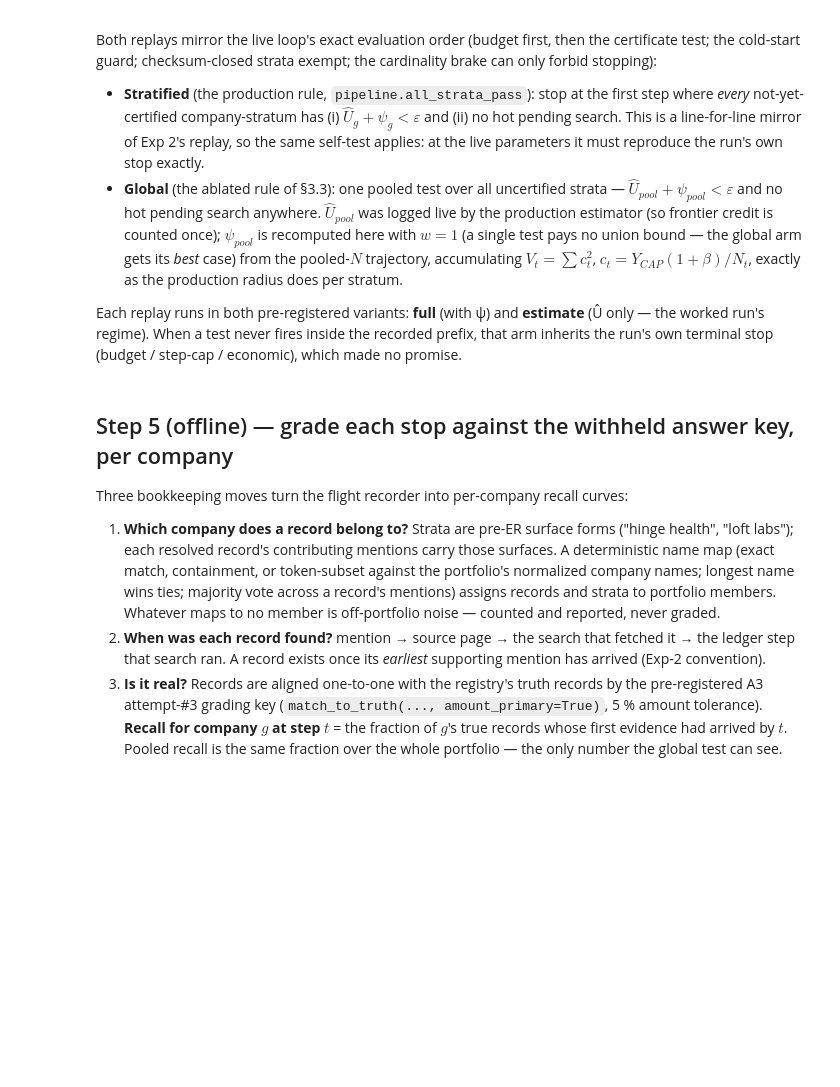
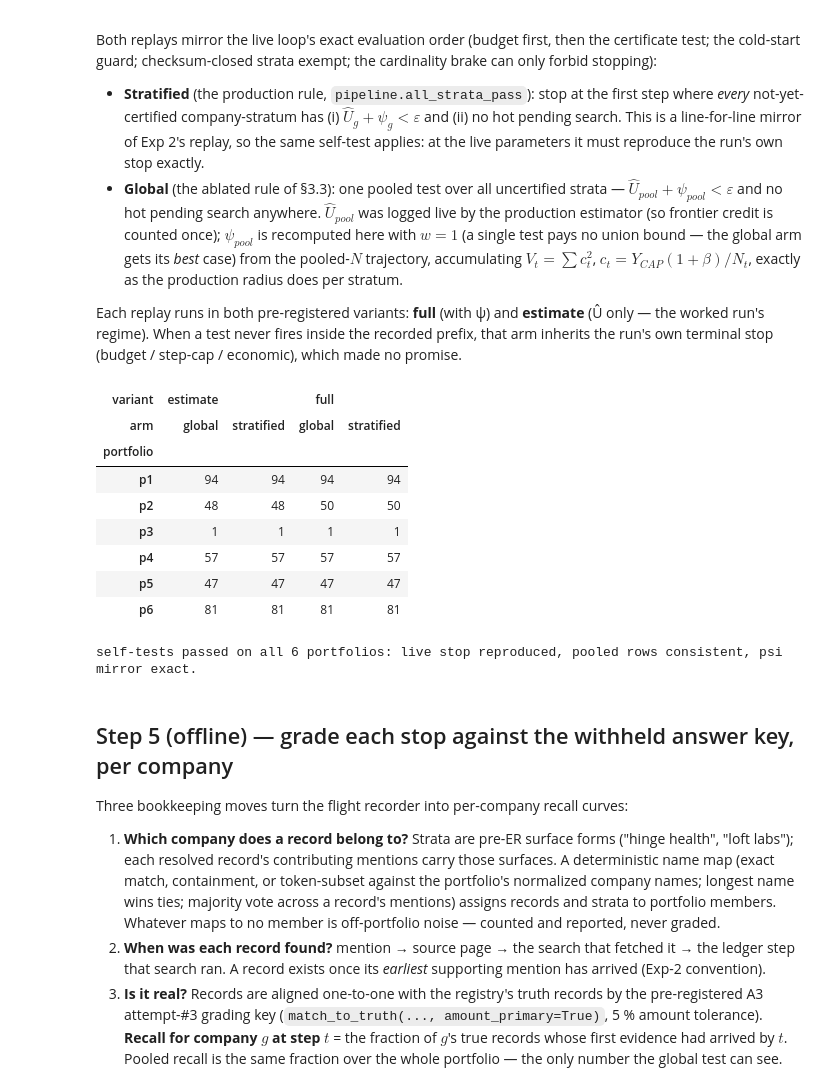
Before and after one commit to ZheWang7/webagg, a Jupyter notebook: notebooks/exp3_stratified_vs_global.ipynb, the cells around one changed output. Drawn from its saved outputs; the diff is of its cells as text; code cells hidden in the pictures; blank space fills up the shorter version.

```diff
--- a/notebooks/exp3_stratified_vs_global.ipynb
+++ b/notebooks/exp3_stratified_vs_global.ipynb
@@ -560,36 +592,49 @@ def replay_global(df, dfg, eps, delta, budget_usd, terminal, with_psi=True):
             return step, "budget"
         c = Y_CAP * (1 + BETA) / max(int(r.N), 1)        # per-occasion bound c_t
         V += c * c                                       # realized V_t (pooled)
         psi = math.sqrt(2 * V * math.log(1 / delta)) if with_psi else 0.0
         if r.n_strata == 0:
             continue                                     # cold-start guard
         if r.n_uncertified == 0:
             return step, "certified"                     # all checksum-closed
         grp = df[df["step"] == step]
-        unc = grp[grp["certified"].isnull()]
+        unc = grp[~grp["certified"]]
         brake = any((row.claimed_count is not None) and (row.N < row.claimed_count)
                     for row in unc.itertuples())         # shared claims machinery
         if (r.Ug + psi < eps) and not bool(hot_by_step.get(step, False)) \
                 and not brake:
             return step, "certified"
     return terminal
 
 stop_rows = []
 for pid in done:
     df, dfg, term = step_logs[pid], glob_logs[pid], actual_stops[pid]
     for variant, wp in [("full", True), ("estimate", False)]:
         s, why = replay_stratified(df, EPS, BUDGET_USD, term, with_psi=wp)
         stop_rows.append(dict(portfolio=pid, arm="stratified", variant=variant,
                               stop_step=s, reason=why))
         s, why = replay_global(df, dfg, EPS, DELTA, BUDGET_USD, term, with_psi=wp)
         stop_rows.append(dict(portfolio=pid, arm="global", variant=variant,
                               stop_step=s, reason=why))
 stops = pd.DataFrame(stop_rows)
 spent_at = {p: glob_logs[p].set_index("step")["spent"] for p in done}
-stops["spent"] = [float(spent_at[r.portfolio].get(r.stop_step, np.nan))
-                  for r in stops.itertuples()]
+def spend_at(pid, t):
+    s = spent_at[pid]
+    s = s[s.index <= t]
+    return float(s.iloc[-1]) if len(s) else np.nan
+stops["spent"] = [spend_at(r.portfolio, r.stop_step) for r in stops.itertuples()]
 stops.pivot_table(index="portfolio", columns=["variant", "arm"],
                   values="stop_step", aggfunc="first").astype("Int64")
+# %% [output]
+| variant | estimate |  | full |  |
+| arm | global | stratified | global | stratified |
+| portfolio |  |  |  |  |
+| p1 | 94 | 94 | 94 | 94 |
+| p2 | 48 | 48 | 50 | 50 |
+| p3 | 1 | 1 | 1 | 1 |
+| p4 | 57 | 57 | 57 | 57 |
+| p5 | 47 | 47 | 47 | 47 |
+| p6 | 81 | 81 | 81 | 81 |
 # %%
 # --- SELF-TESTS: the replays must reproduce reality, or nothing else counts --
 # 1. the full-variant stratified replay IS the live rule at the live eps:
@@ -605,7 +650,7 @@ for pid in done:
 #    claims to pool (N and f1, over uncertified strata, at every step)
 for pid in done:
     df, dfg = step_logs[pid], glob_logs[pid]
-    per = (df[df["certified"].isnull()]
+    per = (df[~df["certified"]]
            .groupby("step")[["N", "f1"]].sum())
     for r in dfg.itertuples():
         if r.n_strata == 0 or r.n_uncertified == 0 or r.step not in per.index:
@@ -637,6 +682,8 @@ for variant in ("full", "estimate"):
               f"{list(late.index)} -- report as a finding")
 print(f"self-tests passed on all {len(done)} portfolios: live stop reproduced, "
       f"pooled rows consistent, psi mirror exact.")
+# %% [output]
+self-tests passed on all 6 portfolios: live stop reproduced, pooled rows consistent, psi mirror exact.
 # %% [markdown]
 ## Step 5 (offline) — grade each stop against the withheld answer key, per company
 
```
Also changed, not shown: parts of 7 cells of this notebook.
